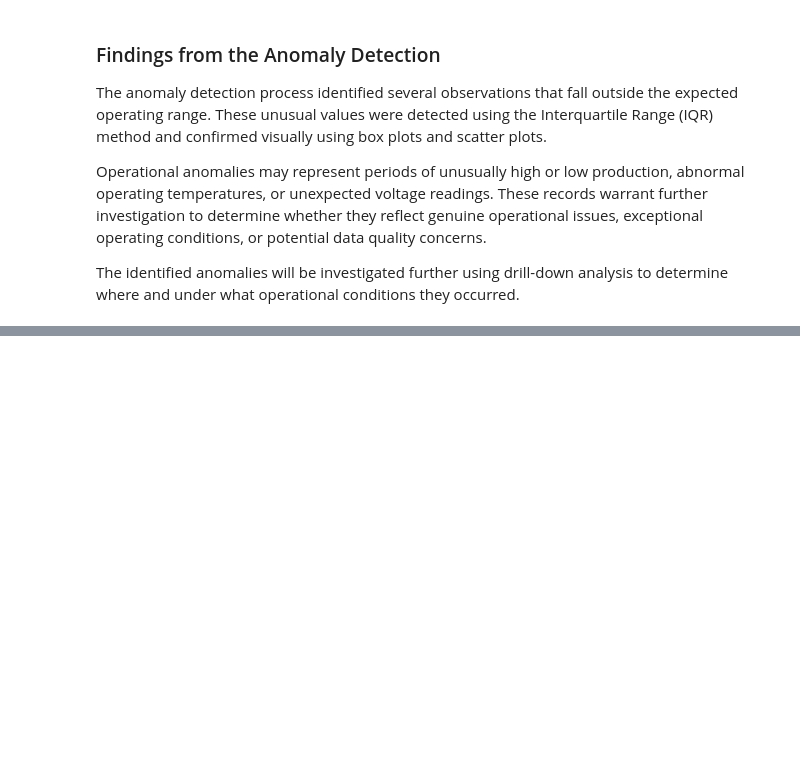
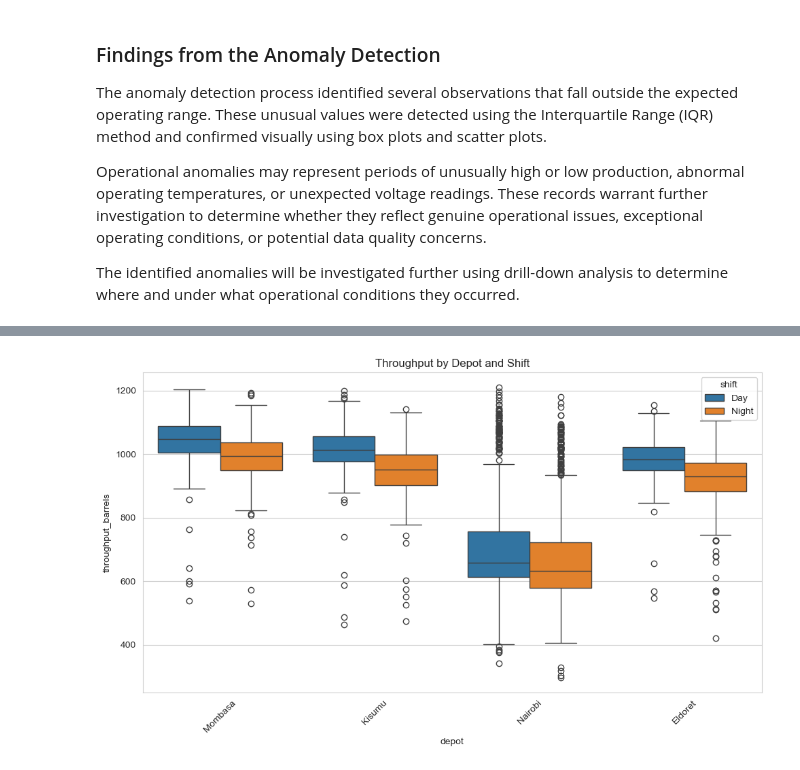
Before and after one commit to WanjikuSharon/week5_diagnostics_analysis, a Jupyter notebook: week5_diagnostics_analysis.ipynb, the cells around one changed output, grey strips where cells are left out. Saved outputs shown, nothing was run; the diff lists cells and outputs as text; code cells hidden in the pictures; blank space fills up the shorter version.

```diff
--- a/week5_diagnostics_analysis.ipynb
+++ b/week5_diagnostics_analysis.ipynb
@@ -556,0 +606,26 @@ The identified anomalies will be investigated further using drill-down analysis
+# %%
+#Thoughput by shift and depot
+plt.figure(figsize=(10,6))
+
+sns.boxplot(
+    data=df,
+    x="depot",
+    y="throughput_barrels",
+    hue="shift"
+)
+
+plt.title("Throughput by Depot and Shift")
+
+plt.xticks(rotation=45)
+
+plt.tight_layout()
+
+plt.savefig(
+    "charts/drilldown_depot_shift.png",
+    dpi=300,
+    bbox_inches="tight"
+)
+
+plt.show()
+# %% [output]
+[figure, added]
```
Also changed, not shown: parts of 5 cells of this notebook.
